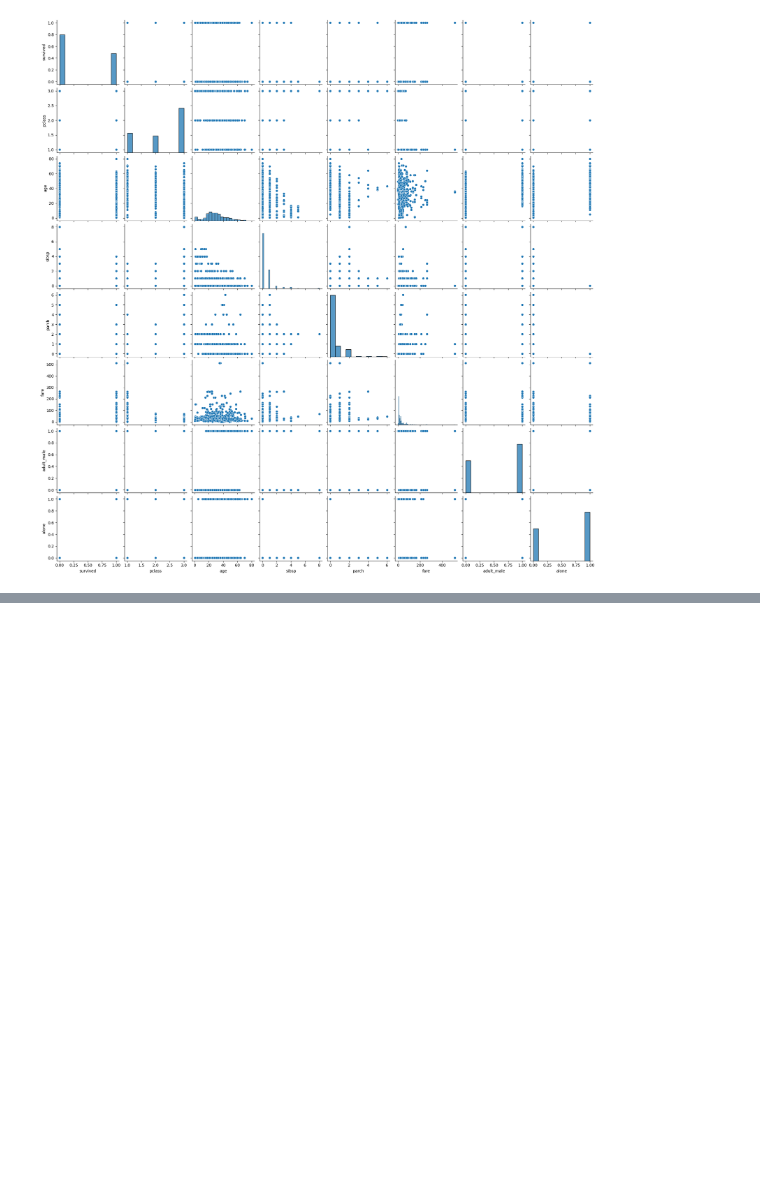
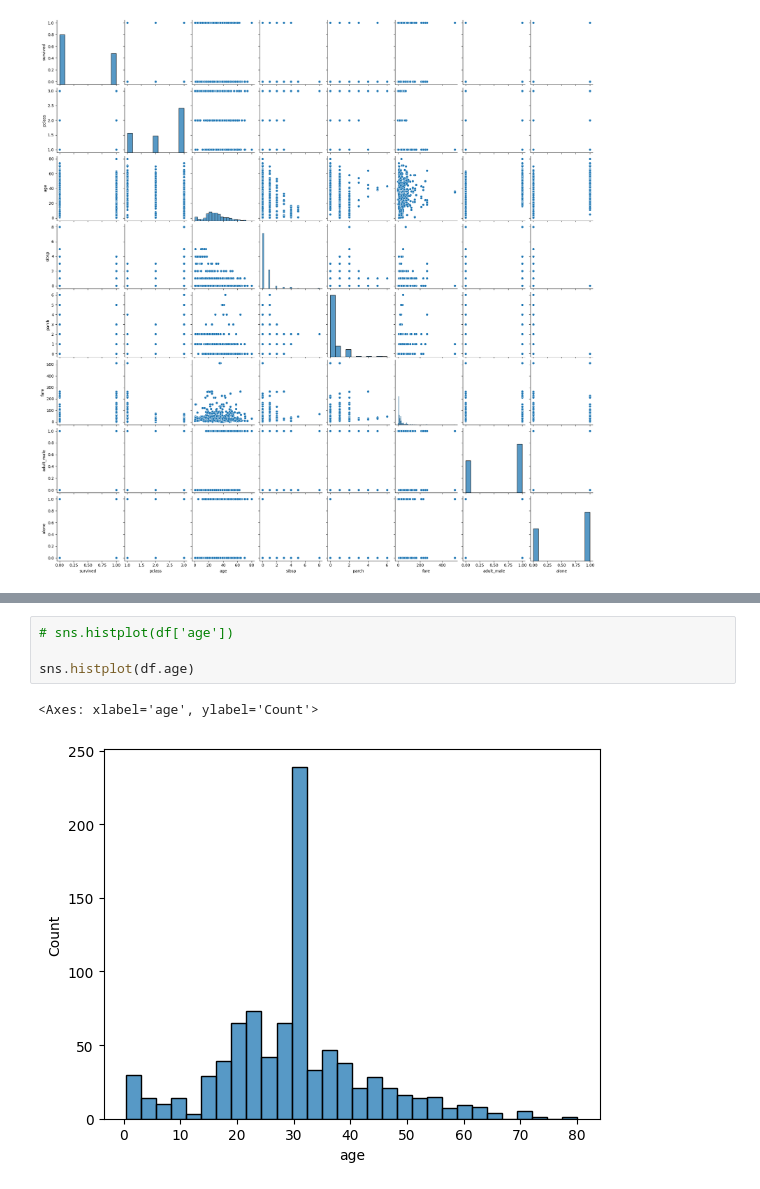
Before and after one commit to xaqibshah/DataScienceLearning, a Jupyter notebook: Python_Ka_Chilla/pandas/pandas_02.ipynb, the cells around one changed output, grey strips where cells are left out. Cells and saved outputs as stored; diff of their text form; blank space fills up the shorter version.

```diff
--- a/Python_Ka_Chilla/pandas/pandas_02.ipynb
+++ b/Python_Ka_Chilla/pandas/pandas_02.ipynb
@@ -201,0 +314,7 @@ sns.pairplot(df)
+# %%
+# sns.histplot(df['age'])
+
+sns.histplot(df.age)
+# %% [output]
+<Axes: xlabel='age', ylabel='Count'>
+[figure, added]
```
Also changed, not shown: parts of 26 cells of this notebook, 3 other files.
